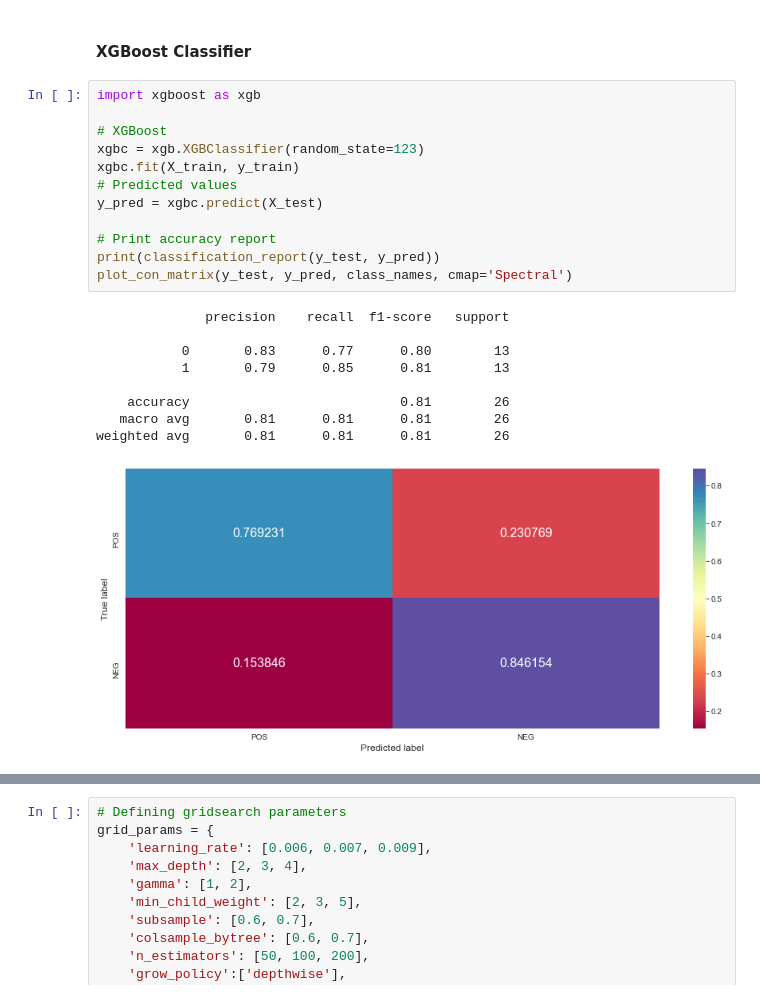
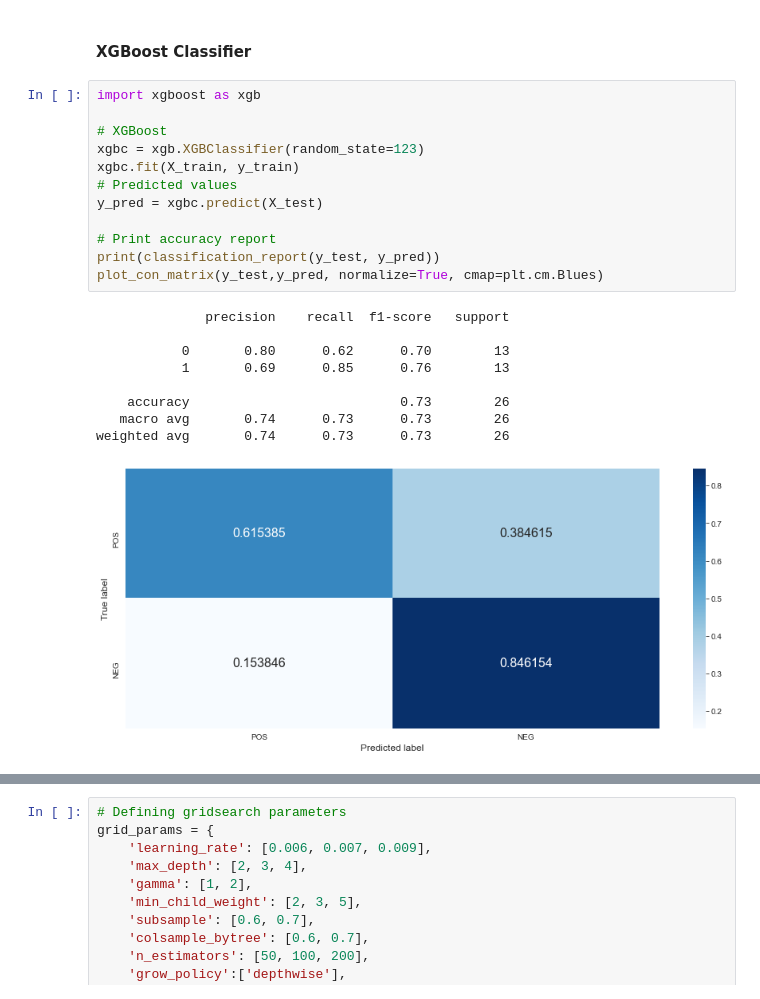
Before and after one commit to esraguzel/dsc-capstone-project-v2-onl01-dtsc-ft-012120, a Jupyter notebook: extract_tweets.ipynb, the cells around one changed output, grey strips where cells are left out. Saved outputs shown, nothing was run; the diff lists cells and outputs as text.

Commit message:
Add images

```diff
--- a/extract_tweets.ipynb
+++ b/extract_tweets.ipynb
@@ -1753,25 +1759,25 @@ plt.show();
 # %%
 import xgboost as xgb
 
 # XGBoost
 xgbc = xgb.XGBClassifier(random_state=123)
 xgbc.fit(X_train, y_train)
 # Predicted values
 y_pred = xgbc.predict(X_test)
 
 # Print accuracy report
 print(classification_report(y_test, y_pred))
-plot_con_matrix(y_test, y_pred, class_names, cmap='Spectral')
+plot_con_matrix(y_test,y_pred, normalize=True, cmap=plt.cm.Blues)
 # %% [output]
               precision    recall  f1-score   support
 
-           0       0.83      0.77      0.80        13
-           1       0.79      0.85      0.81        13
+           0       0.80      0.62      0.70        13
+           1       0.69      0.85      0.76        13
 
-    accuracy                           0.81        26
-   macro avg       0.81      0.81      0.81        26
-weighted avg       0.81      0.81      0.81        26
+    accuracy                           0.73        26
+   macro avg       0.74      0.73      0.73        26
+weighted avg       0.74      0.73      0.73        26
-[figure, old version]
+[figure, new version]
 # %%
 y_score = xgbc.predict_proba(X_test)
 plot_roc_curve(y_test, y_pred, y_score[:,1])
```
Also changed, not shown: parts of 27 cells of this notebook, 7 other files.
